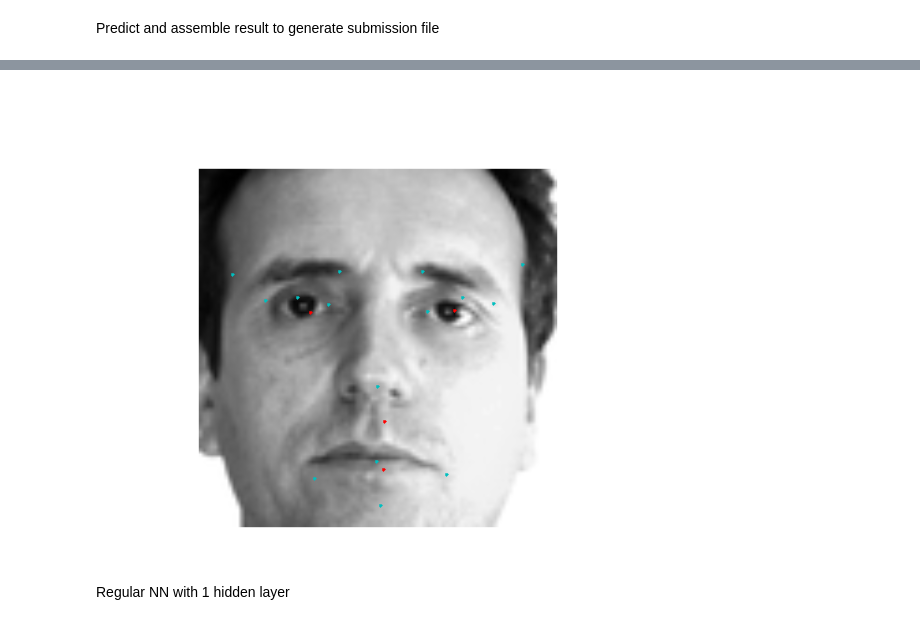
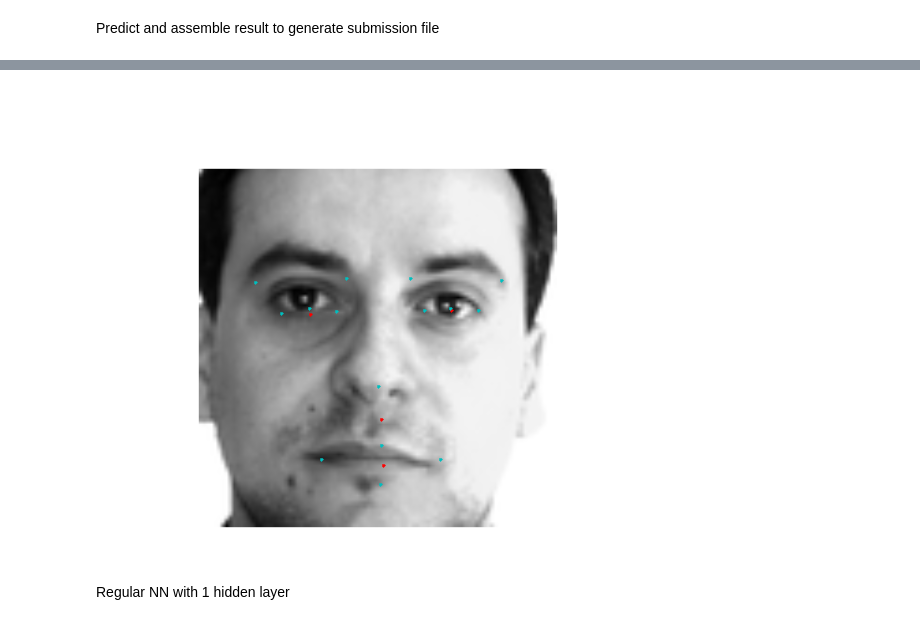
Before and after one commit to leiyang-ucb/W207Final, a Jupyter notebook: LeNet.ipynb, the cells around one changed output, grey strips where cells are left out. Cells and saved outputs as stored; diff of their text form; code cells hidden in the pictures.

```diff
--- a/LeNet.ipynb
+++ b/LeNet.ipynb
@@ -287,8 +309,8 @@ Submission file saved as: submission_20150725154003.csv
 # %%
-id = 318
+id = 317
 plot(X_t[id],y_hat1[id],y_hat2[id])
 # %% [output]
-[figure, old version]
+[figure, new version]
 # %% [markdown]
 Regular NN with 1 hidden layer
 # %%
```
Also changed, not shown: parts of 5 cells of this notebook, 1 other file.
